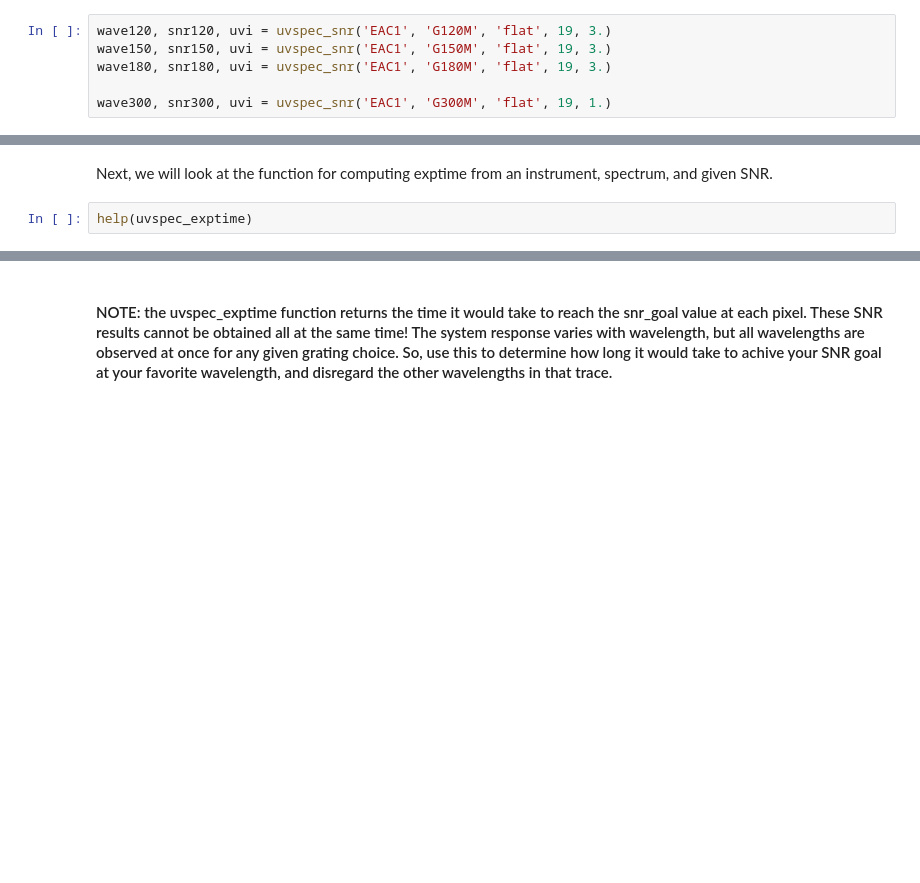
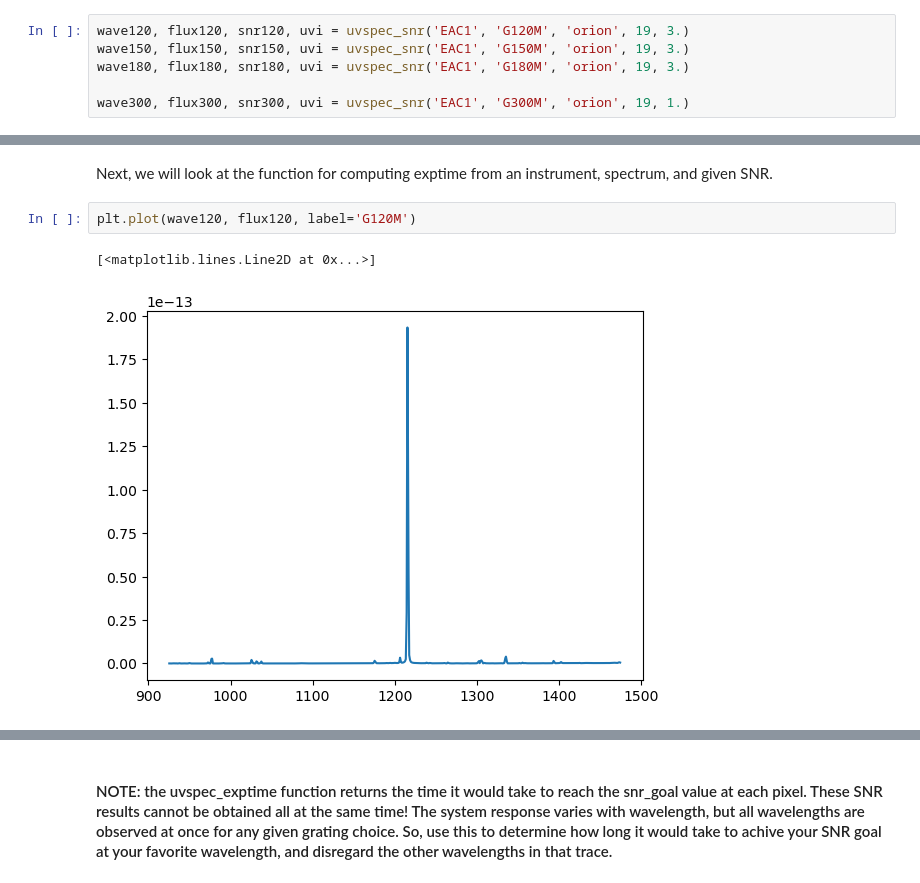
Before and after one commit to spacetelescope/hwo-tools, a Jupyter notebook: notebooks/uvspec_wrapper.ipynb, the cells around one changed output, grey strips where cells are left out. Saved outputs shown, nothing was run; the diff lists cells and outputs as text; blank space fills up the shorter version.

Commit message:
major refactoring of uvspec for better alignment with syotools

```diff
--- a/notebooks/uvspec_wrapper.ipynb
+++ b/notebooks/uvspec_wrapper.ipynb
@@ -13,6 +31,6 @@ help(uvspec_snr)
 # %%
-wave120, snr120, uvi = uvspec_snr('EAC1', 'G120M', 'flat', 19, 3.)
-wave150, snr150, uvi = uvspec_snr('EAC1', 'G150M', 'flat', 19, 3.)
-wave180, snr180, uvi = uvspec_snr('EAC1', 'G180M', 'flat', 19, 3.)
+wave120, flux120, snr120, uvi = uvspec_snr('EAC1', 'G120M', 'orion', 19, 3.)
+wave150, flux150, snr150, uvi = uvspec_snr('EAC1', 'G150M', 'orion', 19, 3.)
+wave180, flux180, snr180, uvi = uvspec_snr('EAC1', 'G180M', 'orion', 19, 3.)
 
-wave300, snr300, uvi = uvspec_snr('EAC1', 'G300M', 'flat', 19, 1.)
+wave300, flux300, snr300, uvi = uvspec_snr('EAC1', 'G300M', 'orion', 19, 1.)
@@ -30,5 +69,8 @@ plt.ylabel('SNR per pixel')
 # %% [markdown]
 Next, we will look at the function for computing exptime from an instrument, spectrum, and given SNR.
 # %%
-help(uvspec_exptime)
+plt.plot(wave120, flux120, label='G120M')
+# %% [output]
+[<matplotlib.lines.Line2D at 0x...>]
+[figure, added]
 # %%
```
Also changed, not shown: parts of 5 cells of this notebook, 3 other files.
